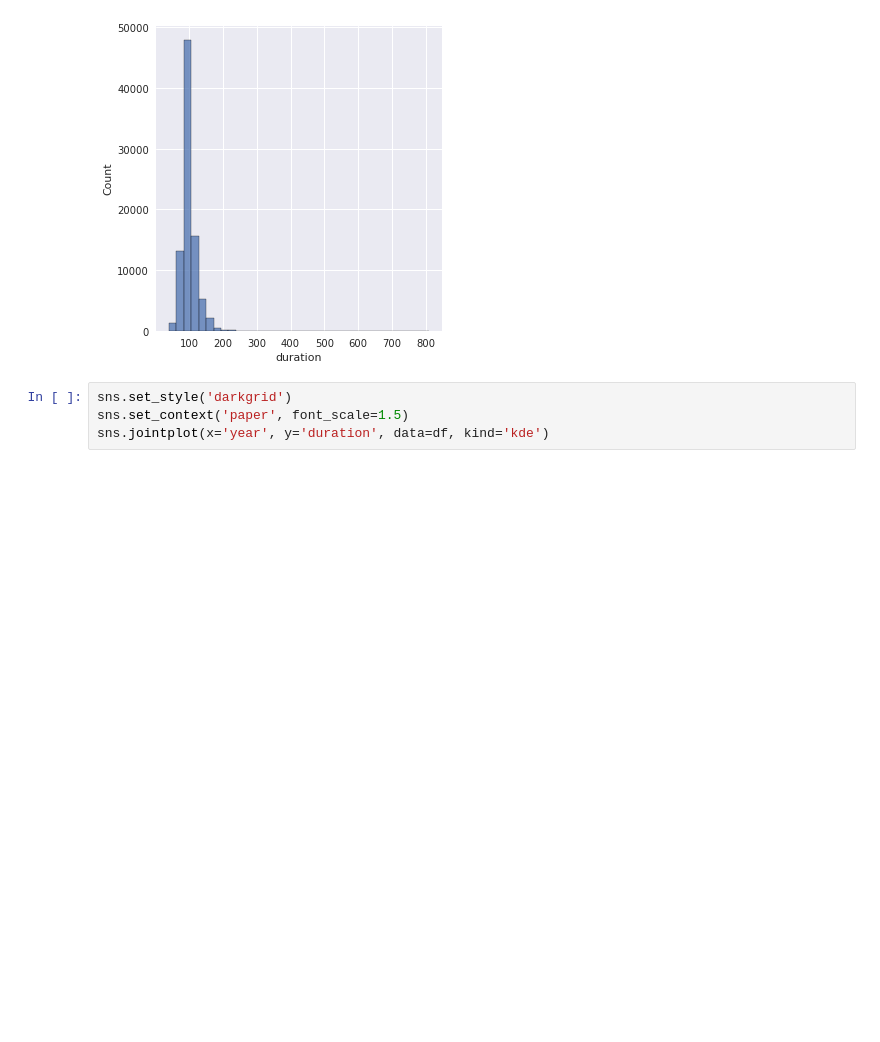
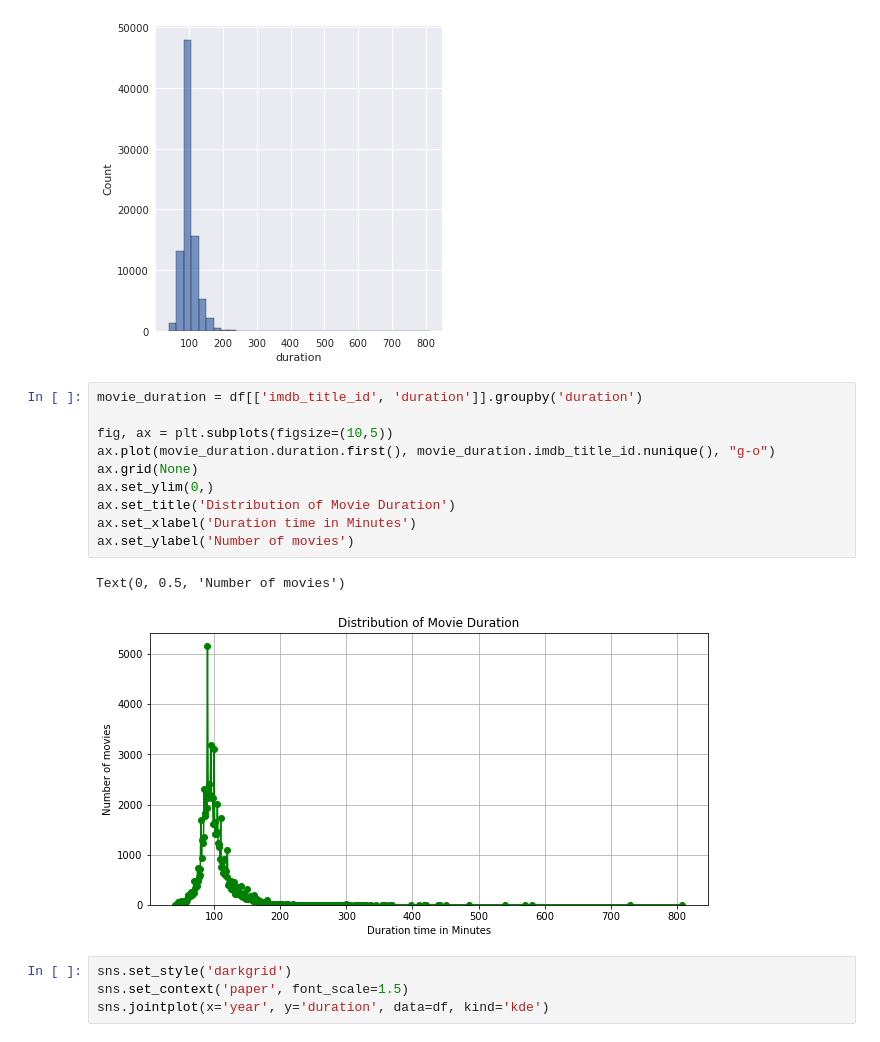
Before and after one commit to Pnat1/No_more_film_scrolling, a Jupyter notebook: notebooks/visualization/data_visualization_movies.ipynb, the cells around one changed output. Cells and saved outputs as stored; diff of their text form; blank space fills up the shorter version.

```diff
--- a/notebooks/visualization/data_visualization_movies.ipynb
+++ b/notebooks/visualization/data_visualization_movies.ipynb
@@ -122,6 +135,19 @@ sns.displot(df["duration"], kde=False, bins=35)
 # %% [output]
 <seaborn.axisgrid.FacetGrid at 0x...>
 [figure]
+# %%
+movie_duration = df[['imdb_title_id', 'duration']].groupby('duration')
+
+fig, ax = plt.subplots(figsize=(10,5))
+ax.plot(movie_duration.duration.first(), movie_duration.imdb_title_id.nunique(), "g-o")
+ax.grid(None)
+ax.set_ylim(0,)
+ax.set_title('Distribution of Movie Duration')
+ax.set_xlabel('Duration time in Minutes')
+ax.set_ylabel('Number of movies')
+# %% [output]
+Text(0, 0.5, 'Number of movies')
+[figure, added]
 # %%
 sns.set_style('darkgrid')
 sns.set_context('paper', font_scale=1.5)
```
Also changed, not shown: parts of 3 cells of this notebook, 2 other files.
